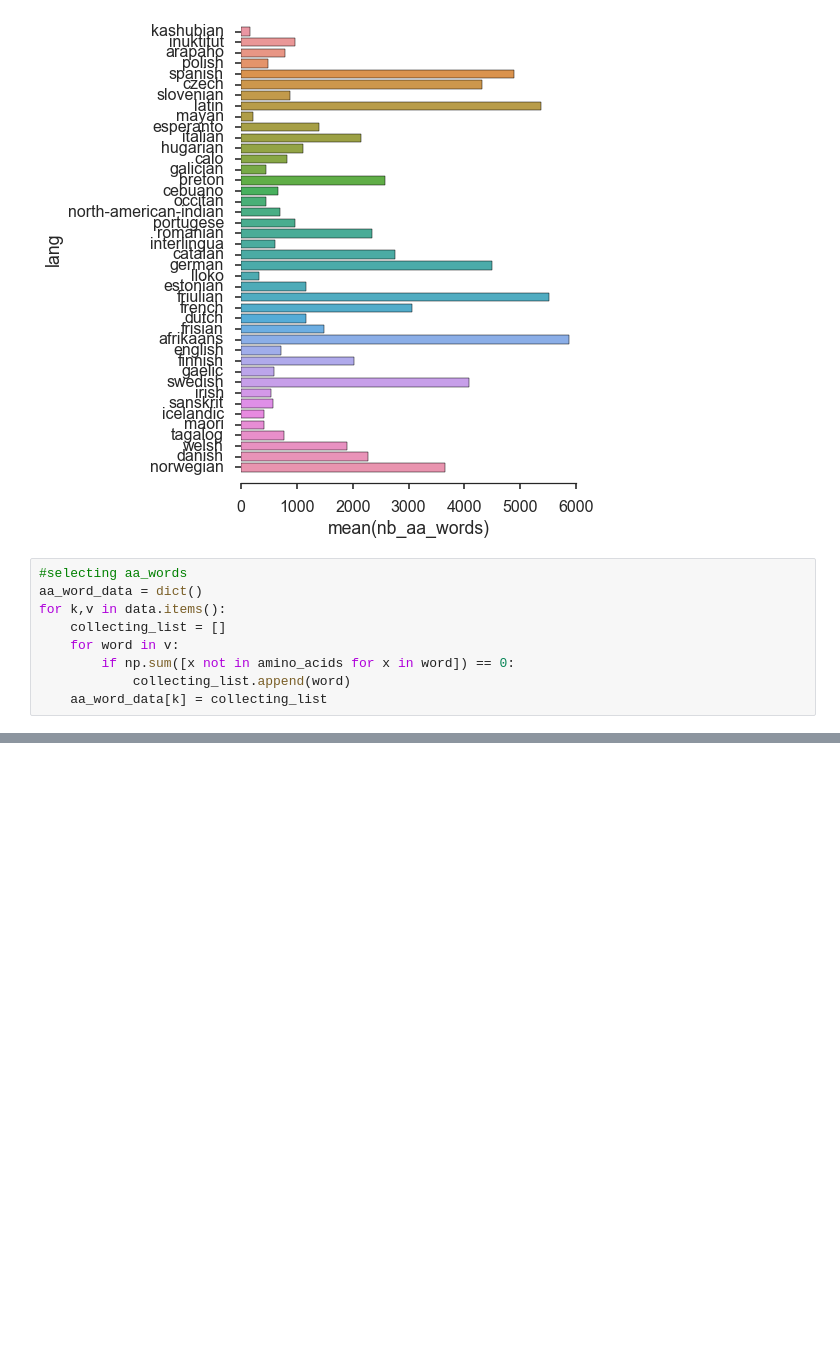
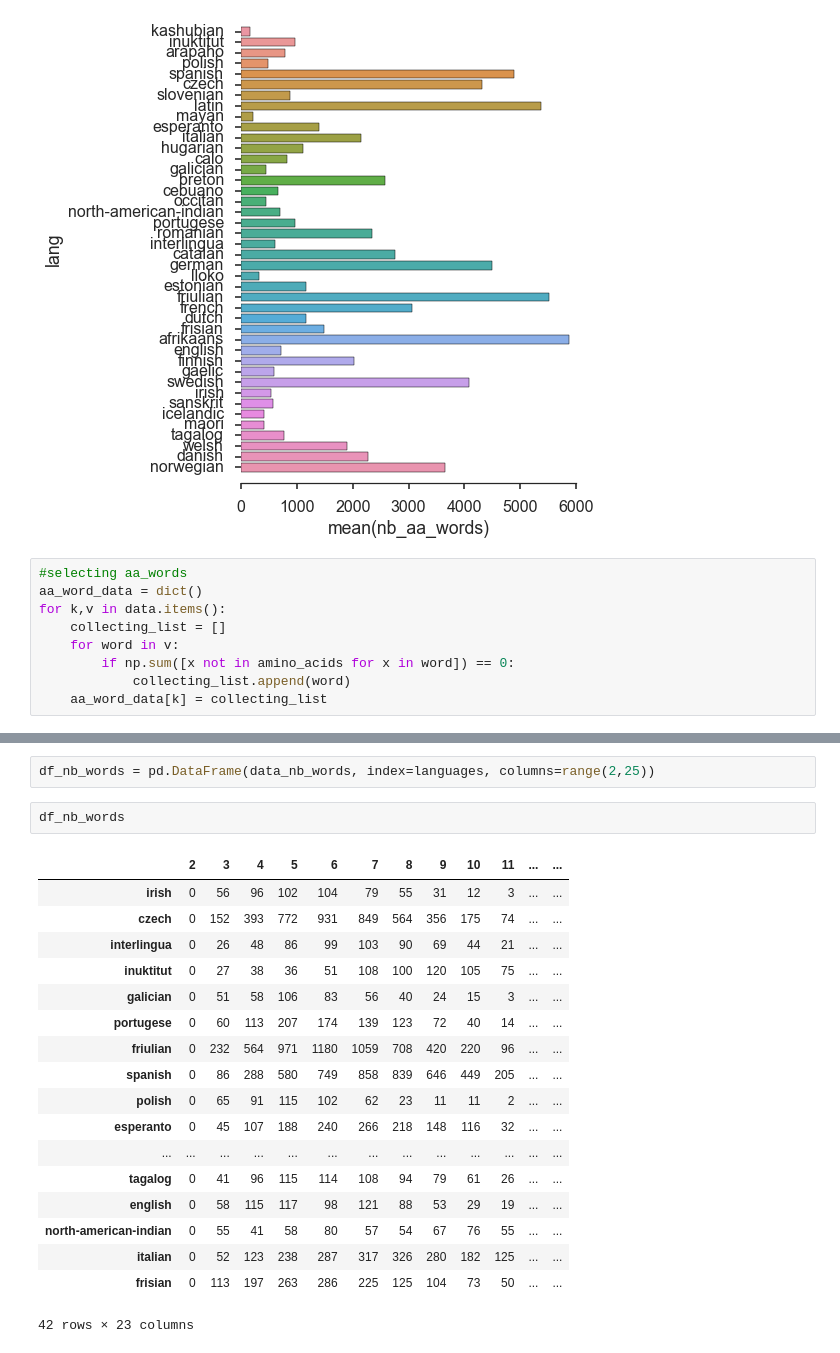
Before and after one commit to mgirardot/DataScienceChallenges, a Jupyter notebook: DataScienceChallenge5/analyse words made of amino acids.ipynb, the cells around one changed output, grey strips where cells are left out. Saved outputs shown, nothing was run; the diff lists cells and outputs as text; blank space fills up the shorter version.

```diff
--- a/DataScienceChallenge5/analyse words made of amino acids.ipynb
+++ b/DataScienceChallenge5/analyse words made of amino acids.ipynb
@@ -121,0 +211,23 @@ for k,v in data.items():
+# %%
+df_nb_words = pd.DataFrame(data_nb_words, index=languages, columns=range(2,25))
+# %%
+df_nb_words
+# %% [output]
+|  | 2 | 3 | 4 | 5 | 6 | 7 | 8 | 9 | 10 | 11 | ... | ... |
+| irish | 0 | 56 | 96 | 102 | 104 | 79 | 55 | 31 | 12 | 3 | ... | ... |
+| czech | 0 | 152 | 393 | 772 | 931 | 849 | 564 | 356 | 175 | 74 | ... | ... |
+| interlingua | 0 | 26 | 48 | 86 | 99 | 103 | 90 | 69 | 44 | 21 | ... | ... |
+| inuktitut | 0 | 27 | 38 | 36 | 51 | 108 | 100 | 120 | 105 | 75 | ... | ... |
+| galician | 0 | 51 | 58 | 106 | 83 | 56 | 40 | 24 | 15 | 3 | ... | ... |
+| portugese | 0 | 60 | 113 | 207 | 174 | 139 | 123 | 72 | 40 | 14 | ... | ... |
+| friulian | 0 | 232 | 564 | 971 | 1180 | 1059 | 708 | 420 | 220 | 96 | ... | ... |
+| spanish | 0 | 86 | 288 | 580 | 749 | 858 | 839 | 646 | 449 | 205 | ... | ... |
+| polish | 0 | 65 | 91 | 115 | 102 | 62 | 23 | 11 | 11 | 2 | ... | ... |
+| esperanto | 0 | 45 | 107 | 188 | 240 | 266 | 218 | 148 | 116 | 32 | ... | ... |
+| ... | ... | ... | ... | ... | ... | ... | ... | ... | ... | ... | ... | ... |
+| tagalog | 0 | 41 | 96 | 115 | 114 | 108 | 94 | 79 | 61 | 26 | ... | ... |
+| english | 0 | 58 | 115 | 117 | 98 | 121 | 88 | 53 | 29 | 19 | ... | ... |
+| north-american-indian | 0 | 55 | 41 | 58 | 80 | 57 | 54 | 67 | 76 | 55 | ... | ... |
+| italian | 0 | 52 | 123 | 238 | 287 | 317 | 326 | 280 | 182 | 125 | ... | ... |
+| frisian | 0 | 113 | 197 | 263 | 286 | 225 | 125 | 104 | 73 | 50 | ... | ... |
+42 rows × 23 columns
```
Also changed, not shown: parts of 26 cells of this notebook, 1 other file.
